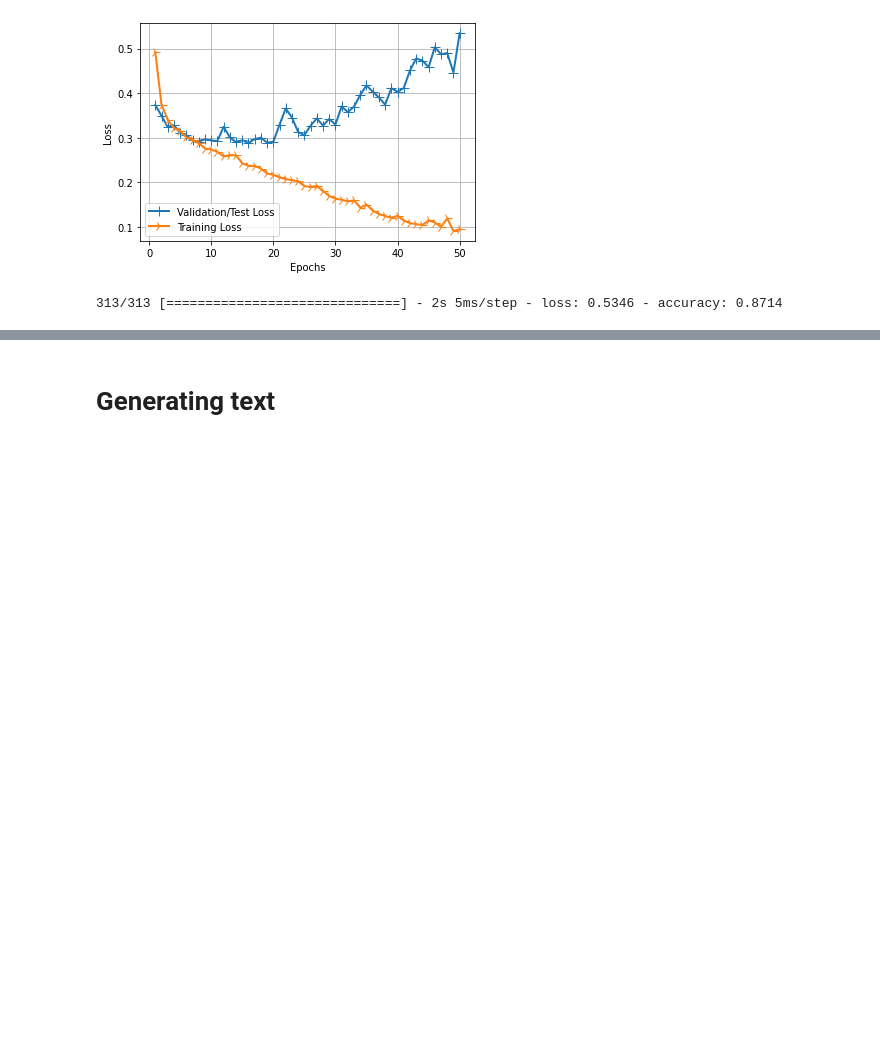
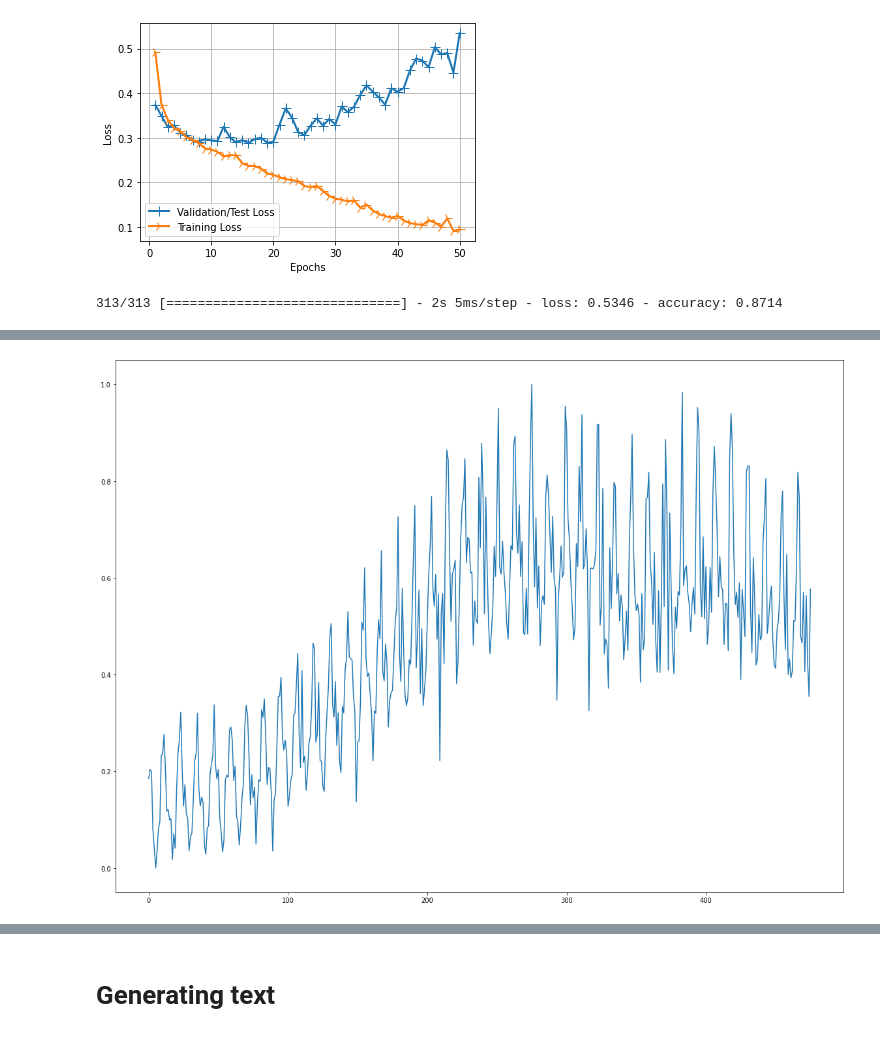
Before and after one commit to ulmii/deep-learning, a Jupyter notebook: rnn.ipynb, the cells around one changed output, grey strips where cells are left out. Drawn from its saved outputs; the diff is of its cells as text; code cells hidden in the pictures; blank space fills up the shorter version.

```diff
--- a/rnn.ipynb
+++ b/rnn.ipynb
@@ -7,15 +7,21 @@ import nltk
 from bs4 import BeautifulSoup
 from sklearn.model_selection import train_test_split
 from sklearn.feature_extraction.text import TfidfVectorizer
-from sklearn.preprocessing import LabelBinarizer
+from sklearn.preprocessing import LabelBinarizer, LabelEncoder, OneHotEncoder
 from tensorflow.keras.preprocessing.sequence import pad_sequences
 from tensorflow.keras.models import Sequential
 from tensorflow.keras.layers import Dense, LSTM, Dropout, Bidirectional, Conv1D
 from tensorflow.keras import layers
 from tensorflow.keras.callbacks import EarlyStopping
 from gensim.models import Word2Vec, Phrases
+from sklearn.preprocessing import MinMaxScaler
+from tensorflow.keras.preprocessing.sequence import TimeseriesGenerator
+from tensorflow.keras.models import Sequential
+from tensorflow.keras.layers import Dense
+from tensorflow.keras.layers import LSTM
 %matplotlib inline
 import matplotlib.pyplot as plt
+plt.rcParams["figure.figsize"] = (20, 15)
 # %% [markdown]
 # Vanilla RNN
 # %% [markdown]
@@ -496,0 +518,3 @@ loss, accuracy = model.evaluate(X_test, y_test)
+# %%
+df = pd.read_csv('./datasets/monthly-beer-production-in-austr.csv', usecols=[1], engine='python')
+df.head()
@@ -496,0 +528,8 @@ loss, accuracy = model.evaluate(X_test, y_test)
+# %%
+scaler = MinMaxScaler(feature_range=(0, 1))
+df = scaler.fit_transform(df)
+# %%
+plt.plot(df)
+plt.show()
+# %% [output]
+[figure, added]
```
Also changed, not shown: parts of 22 cells of this notebook, 1 other file.
